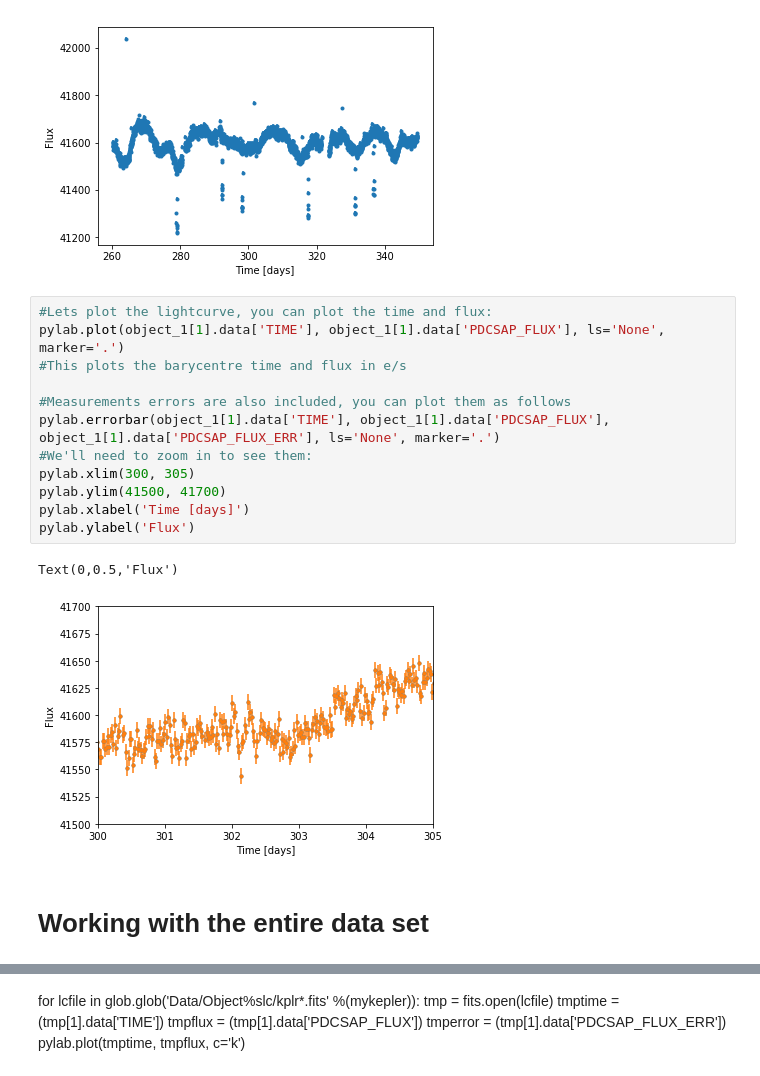
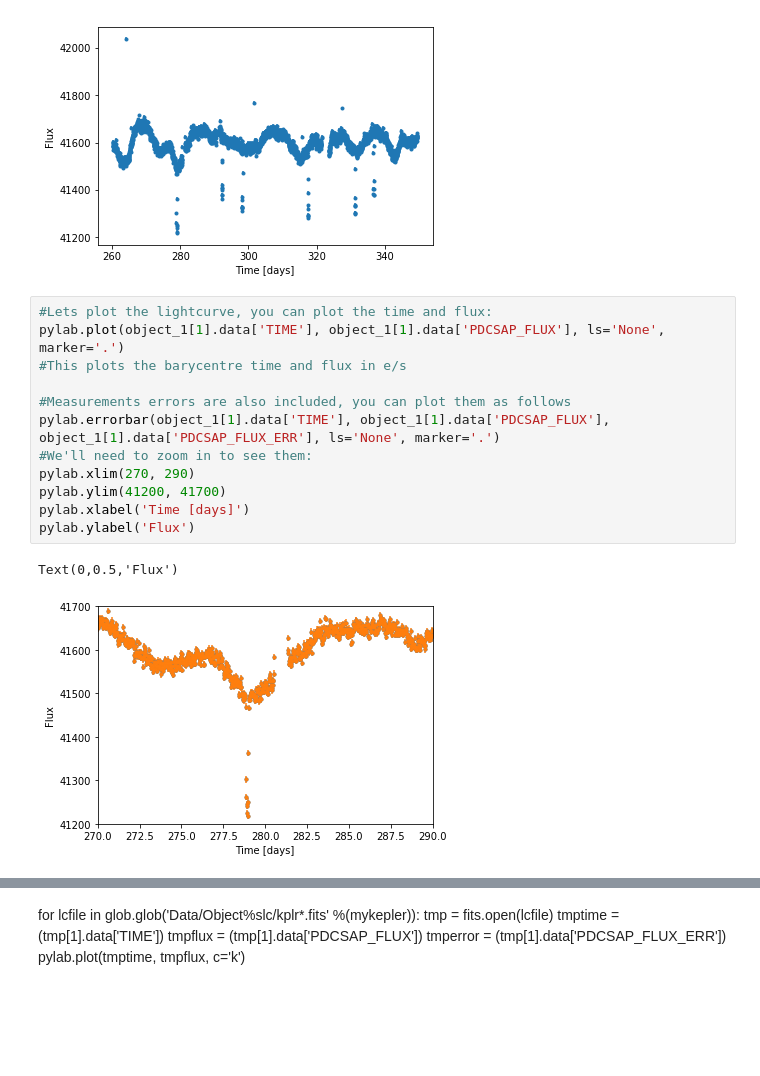
Before and after one commit to nathanmeagher/PH30116, a Jupyter notebook: COURSEWORK.ipynb, the cells around one changed output, grey strips where cells are left out. Cells and saved outputs as stored; diff of their text form; blank space fills up the shorter version.

```diff
--- a/COURSEWORK.ipynb
+++ b/COURSEWORK.ipynb
@@ -374,17 +345,15 @@ Text(0,0.5,'Flux')
 # %%
 #Lets plot the lightcurve, you can plot the time and flux:
 pylab.plot(object_1[1].data['TIME'], object_1[1].data['PDCSAP_FLUX'], ls='None', marker='.')
 #This plots the barycentre time and flux in e/s
 
 #Measurements errors are also included, you can plot them as follows
 pylab.errorbar(object_1[1].data['TIME'], object_1[1].data['PDCSAP_FLUX'], object_1[1].data['PDCSAP_FLUX_ERR'], ls='None', marker='.')
 #We'll need to zoom in to see them:
-pylab.xlim(300, 305)
-pylab.ylim(41500, 41700)
+pylab.xlim(270, 290)
+pylab.ylim(41200, 41700)
 pylab.xlabel('Time [days]')
 pylab.ylabel('Flux')
 # %% [output]
 Text(0,0.5,'Flux')
-[figure, old version]
+[figure, new version]
-# %% [markdown]
-# Working with the entire data set
```
Also changed, not shown: parts of 30 cells of this notebook, 4 other files.
